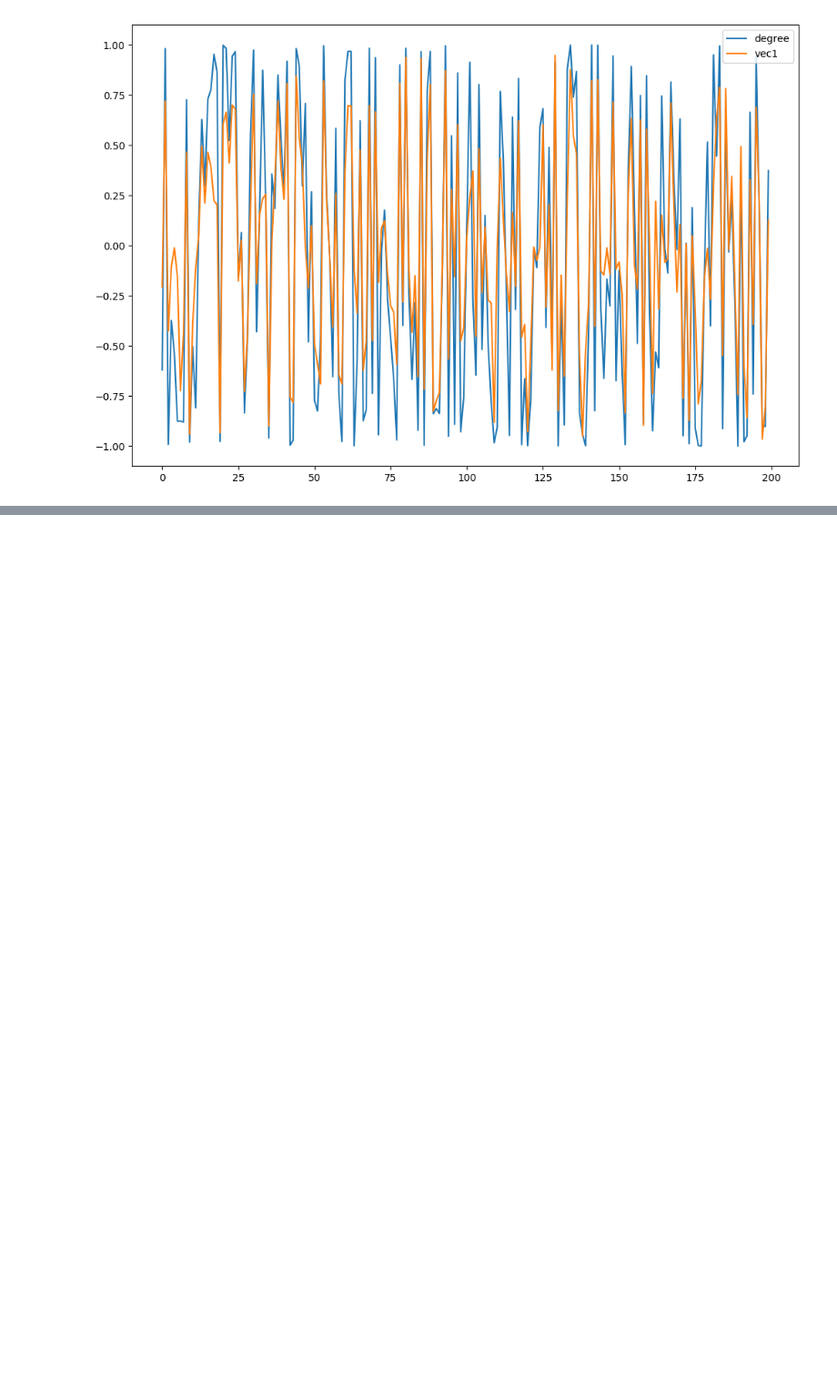
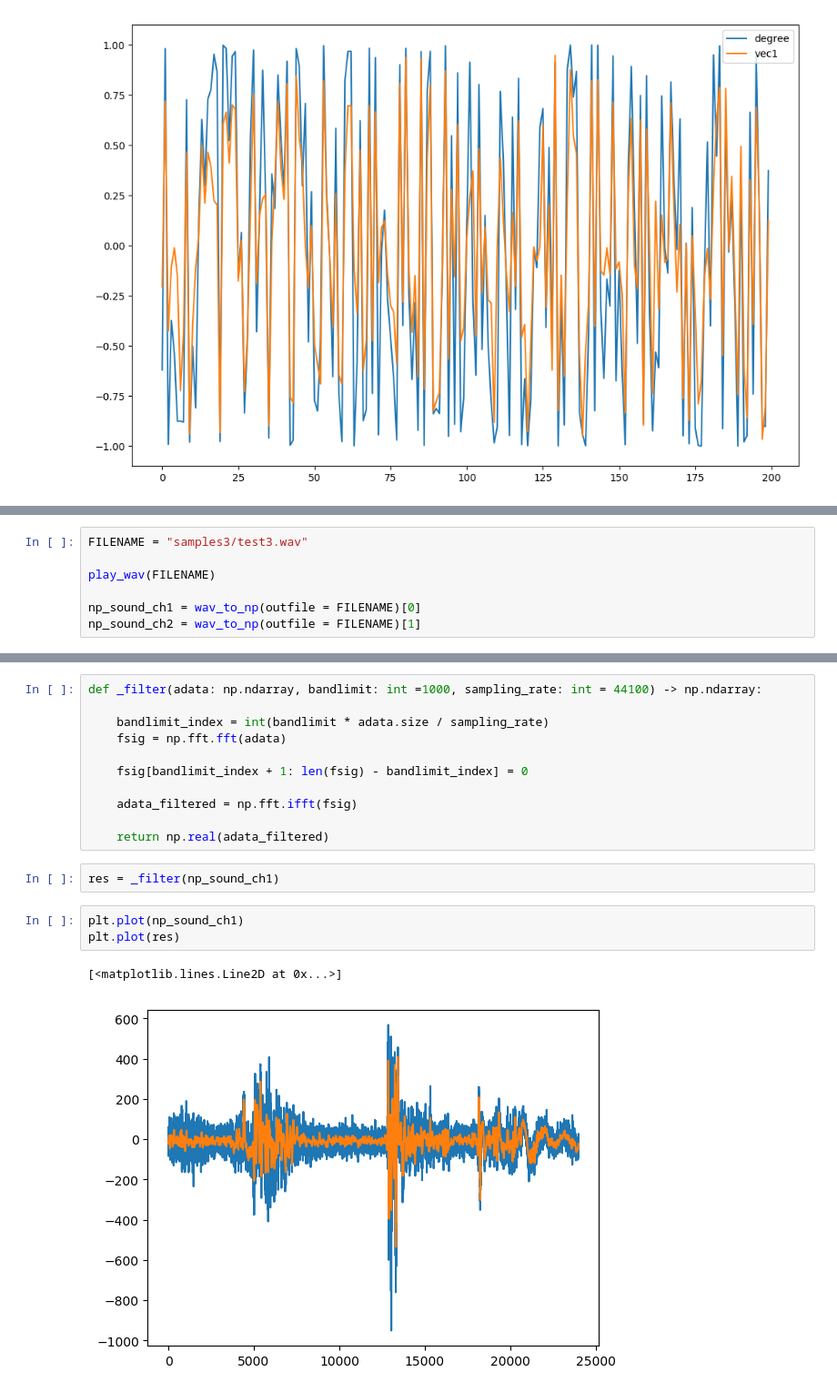
Before and after one commit to Felix-Thiele/Sound-Localization-CSGO, a Jupyter notebook: Observations.ipynb, the cells around one changed output, grey strips where cells are left out. Shown at 91% size. Saved outputs shown, nothing was run; the diff lists cells and outputs as text; blank space fills up the shorter version.

```diff
--- a/Observations.ipynb
+++ b/Observations.ipynb
@@ -83,0 +72,7 @@ plt.show()
+# %%
+FILENAME = "samples3/test3.wav"
+
+play_wav(FILENAME)
+
+np_sound_ch1 = wav_to_np(outfile = FILENAME)[0]
+np_sound_ch2 = wav_to_np(outfile = FILENAME)[1]
@@ -83,0 +91,19 @@ plt.show()
+# %%
+def _filter(adata: np.ndarray, bandlimit: int =1000, sampling_rate: int = 44100) -> np.ndarray:
+
+    bandlimit_index = int(bandlimit * adata.size / sampling_rate)
+    fsig = np.fft.fft(adata)
+
+    fsig[bandlimit_index + 1: len(fsig) - bandlimit_index] = 0
+
+    adata_filtered = np.fft.ifft(fsig)
+
+    return np.real(adata_filtered)
+# %%
+res = _filter(np_sound_ch1)
+# %%
+plt.plot(np_sound_ch1)
+plt.plot(res)
+# %% [output]
+[<matplotlib.lines.Line2D at 0x...>]
+[figure, added]
```
Also changed, not shown: parts of 7 cells of this notebook, 5 other files.
